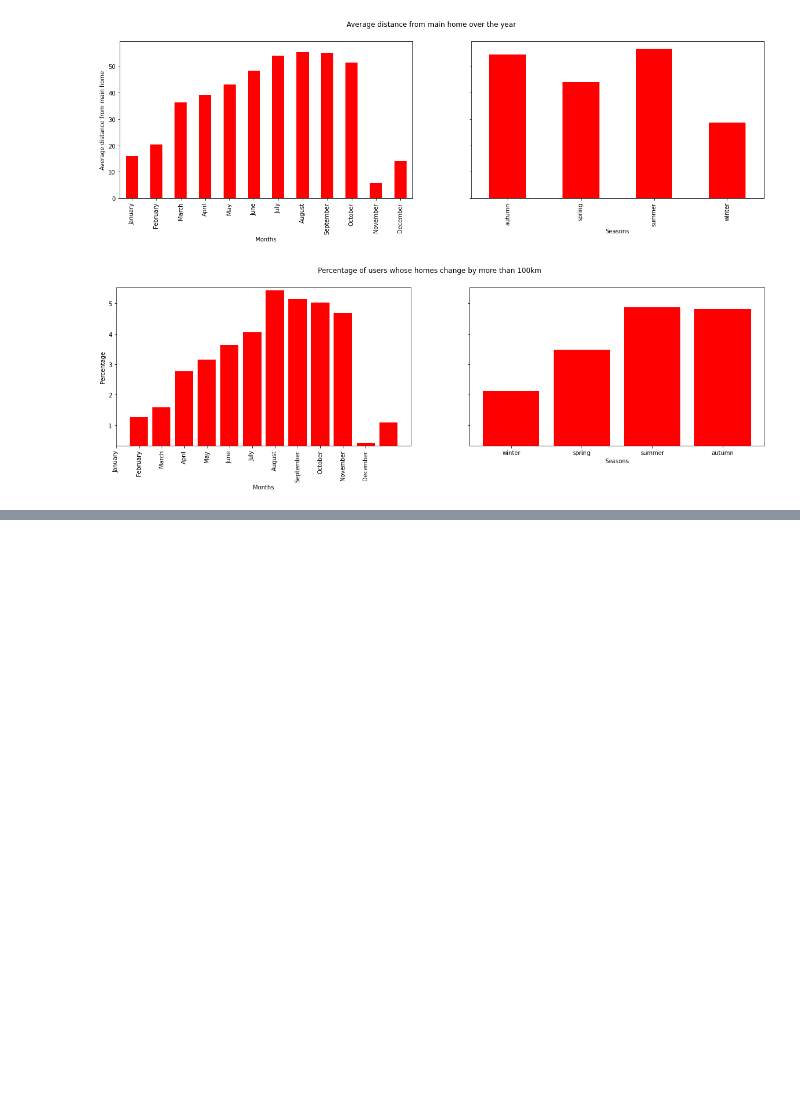
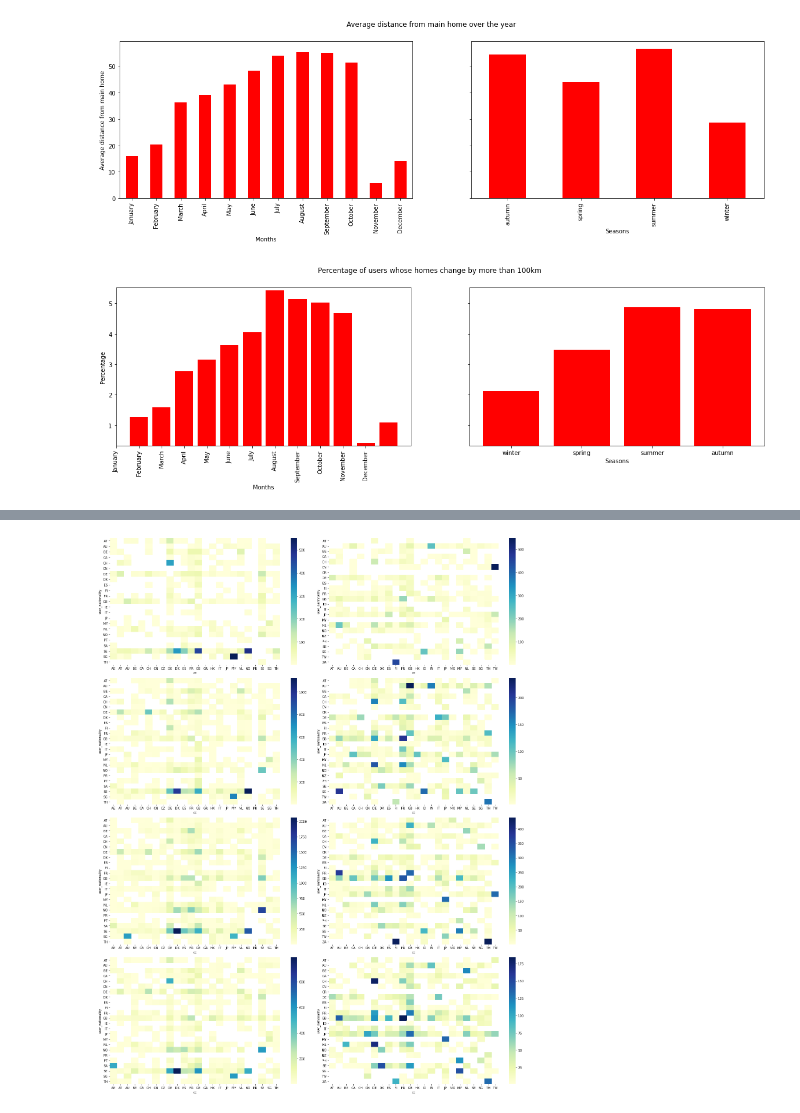
Before and after one commit to epfl-ada/ada-2020-project-milestone-p3-p3_a-dope-acronym, a Jupyter notebook: seasonal_patterns.ipynb, the cells around one changed output, grey strips where cells are left out. Saved outputs shown, nothing was run; the diff lists cells and outputs as text; code cells hidden in the pictures; blank space fills up the shorter version.

```diff
--- a/seasonal_patterns.ipynb
+++ b/seasonal_patterns.ipynb
@@ -511,9 +510,6 @@ checkin_gowalla = pickle.load(open('pickles/checkin_gowalla', 'rb'))
 # %%
 brightkite_homes = pickle.load(open('pickles/brightkite_homes', 'rb'))
 gowalla_homes = pickle.load(open('pickles/gowalla_homes', 'rb'))
-
-brightkite_homes = brightkite_homes.to_dict(orient='index')
-gowalla_homes = gowalla_homes.to_dict(orient='index')
 # %% [markdown]
 ## How does the home location change temporally
 # %% [markdown]
@@ -802,0 +804,3 @@ plt.show()
+# %%
+checkin_brightkite['user_nationality'] = checkin_brightkite['user'].parallel_apply(lambda user: brightkite_homes[user]['cc'])
+checkin_gowalla['user_nationality'] = checkin_gowalla['user'].parallel_apply(lambda user: gowalla_homes[user]['cc'])
@@ -802,0 +854,17 @@ plt.show()
+# %%
+fig, axs = plt.subplots(4, 2, figsize = (20, 25))
+
+for i,season in enumerate(seasons):
+
+    bk_seasonal_checkins = checkin_brightkite_abroad[checkin_brightkite_abroad['season'] == season]
+    gw_seasonal_checkins = checkin_gowalla_abroad[checkin_gowalla_abroad['season'] == season]
+
+    bk_heatmap_season = pd.crosstab(bk_seasonal_checkins['user_nationality'],bk_seasonal_checkins['cc'])
+    gw_heatmap_season = pd.crosstab(gw_seasonal_checkins['user_nationality'],gw_seasonal_checkins['cc'])
+
+    sns.heatmap(gw_heatmap_season, cmap="YlGnBu", ax=axs[i][0], mask=gw_heatmap_season==0)
+    sns.heatmap(bk_heatmap_season, cmap="YlGnBu", ax=axs[i][1], mask=bk_heatmap_season==0)
+
+fig.tight_layout()
+# %% [output]
+[figure, added]
```
Also changed, not shown: parts of 4 cells of this notebook.
